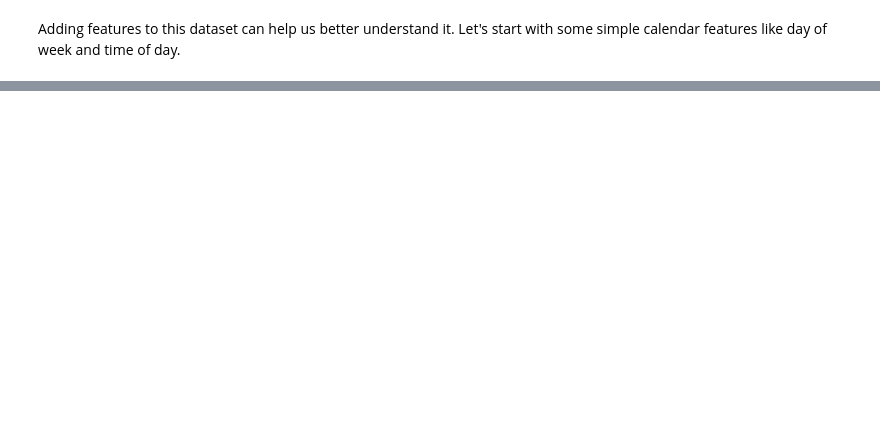
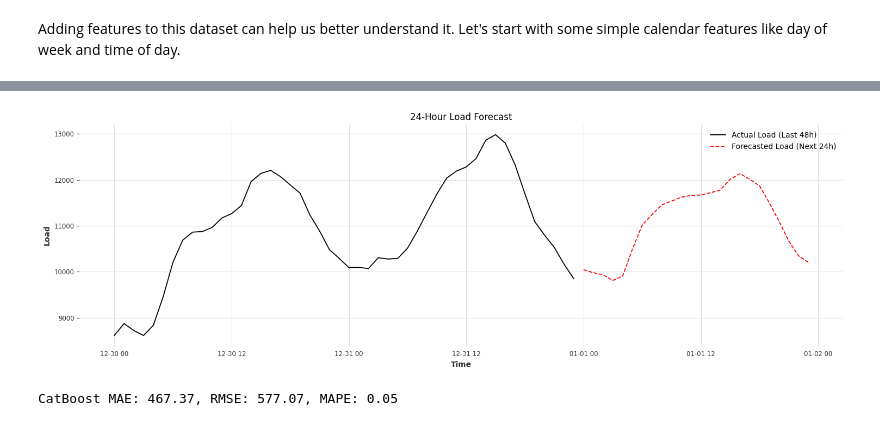
Before and after one commit to jakfar/Project, a Jupyter notebook: Preprocess dio.ipynb, the cells around one changed output, grey strips where cells are left out. Cells and saved outputs as stored; diff of their text form; code cells hidden in the pictures; blank space fills up the shorter version.

```diff
--- a/Preprocess dio.ipynb
+++ b/Preprocess dio.ipynb
@@ -88,0 +228,16 @@ load2023['Load'].plot()
+# %%
+# Split into training (up to the last 24 hours) and testing
+X_train1 = X.iloc[:-24]
+y_train1 = y.iloc[:-24]
+
+# --- Train the CatBoost Model ---
+learning_rates = [0.01, 0.05, 0.1]
+iterations_rates = [500, 1000, 3000]
+
+for lr in learning_rates:
+    for ir in iterations_rates:
+        model = CatBoostRegressor(learning_rate=lr, iterations=ir, depth=6, verbose=0)
+        model.fit(X_train1, y_train1, eval_set=(X_test, y_test), early_stopping_rounds=50)
+        preds = model.predict(X_test)
+        print(f"Learning Rate {lr} {ir} - MAE: {mean_absolute_error(y_test, preds):.2f}")
+        print(f"Learning Rate {lr} {ir} - RMSE: {np.sqrt(mean_squared_error(y_test, preds)):.2f}")
@@ -88,0 +263,57 @@ load2023['Load'].plot()
+# %%
+# --- Recursive Forecast for next 24 hours ---
+predictions = []
+X_test_init = X.iloc[-24:]  # We will predict based on the last available values
+current_features = X_test_init.iloc[0].copy()
+
+for step in range(24):
+    # Predict the next load
+    current_pred = model.predict(current_features.values.reshape(1, -1))[0]
+    predictions.append(current_pred)
+
+    # Update the features for the next prediction
+    # You need to simulate how features would move forward
+    # Hour advances by 1
+    new_hour = (current_features['Hour_of_day'] + 1) % 24
+    new_day = current_features['Day_of_week']
+    new_temp = current_features['Temperature']  # Assuming temperature stays the same (or you can forecast temp separately)
+    new_holiday = current_features['Holidays']
+
+    # If hour wraps around, day advances
+    if new_hour == 0:
+        new_day = (new_day + 1) % 7
+
+    # Update current_features for the next step
+    current_features['Hour_of_day'] = new_hour
+    current_features['Day_of_week'] = new_day
+    current_features['Temperature'] = new_temp
+    current_features['Holidays'] = new_holiday
+
+# --- Create Time Index for Next 24 Hours ---
+start_time = load_df.index[-1] + pd.Timedelta(hours=1)
+forecast_index = pd.date_range(start=start_time, periods=24, freq='H')
+
+
+model = CatBoostRegressor(learning_rate=0.1, iterations=3000, depth=6, verbose=0)
+model.fit(X_train, y_train, eval_set=(X_test, y_test), early_stopping_rounds=50)
+preds = model.predict(X_test)
+
+cat_mae = mean_absolute_error(y_test, preds)
+cat_rmse = np.sqrt(mean_squared_error(y_test, preds))
+cat_mape = mean_absolute_percentage_error(y_test, preds)
+
+# --- Plot ---
+plt.figure(figsize=(15,5))
+plt.plot(load_df.index[-48:], load_df['Load'][-48:], label='Actual Load (Last 48h)', color='black')
+plt.plot(forecast_index, predictions, label='Forecasted Load (Next 24h)', linestyle='--', color='red')
+plt.title('24-Hour Load Forecast')
+plt.xlabel('Time')
+plt.ylabel('Load')
+plt.legend()
+plt.grid(True)
+plt.tight_layout()
+plt.show()
+print(f"CatBoost MAE: {cat_mae:.2f}, RMSE: {cat_rmse:.2f}, MAPE: {cat_mape:.2f}")
+# %% [output]
+[figure, added]
+CatBoost MAE: 467.37, RMSE: 577.07, MAPE: 0.05
```
Also changed, not shown: parts of 15 cells of this notebook, 6 other files.
